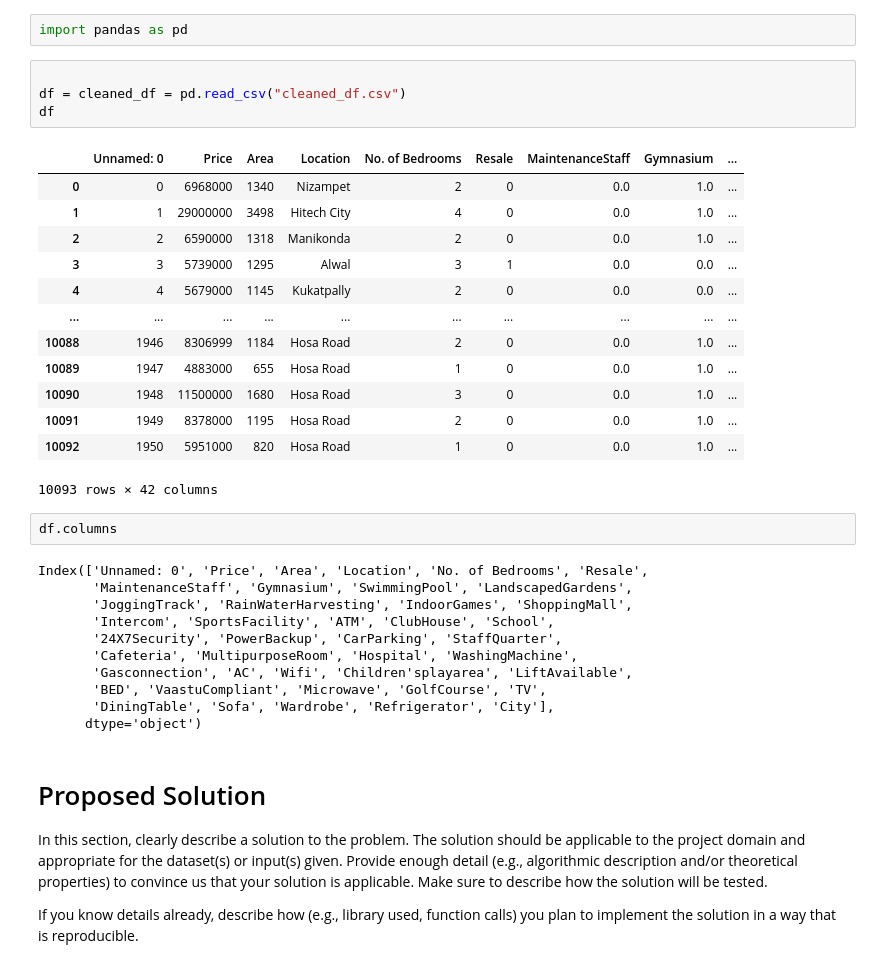
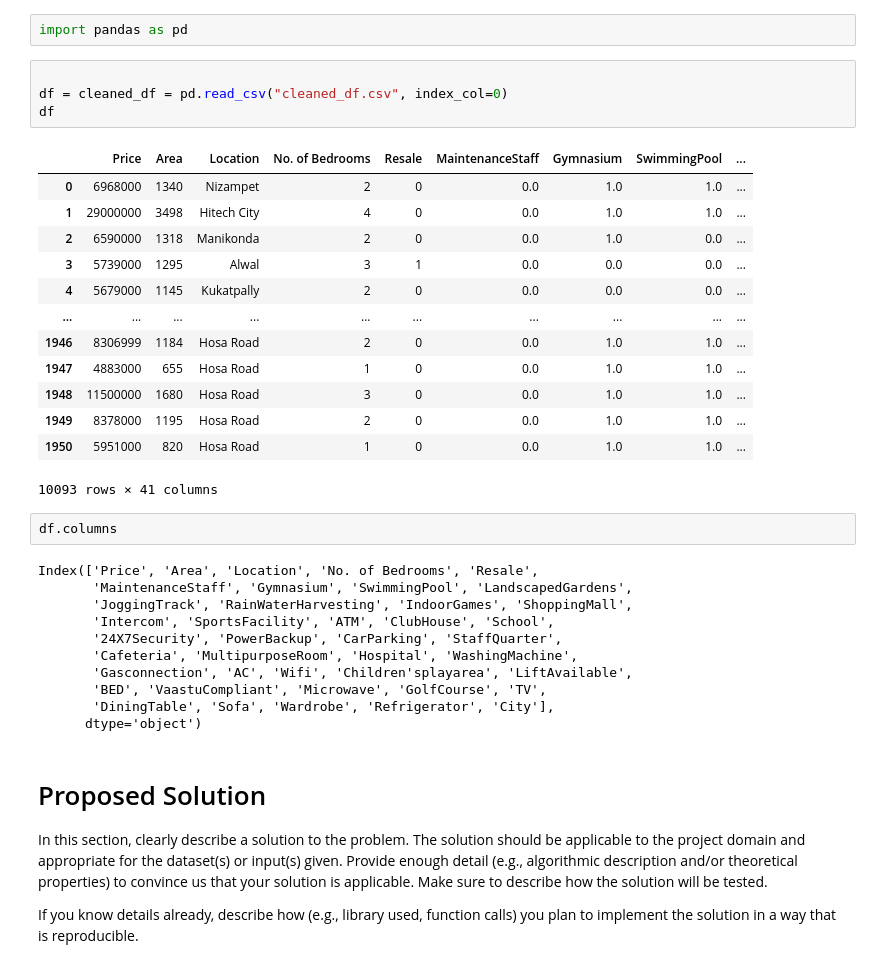
Before and after one commit to COGS118A/Group013-SP23, a Jupyter notebook: FinalProject_Group013-SP23.ipynb, the cells around one changed output. Drawn from its saved outputs; the diff is of its cells as text.

```diff
--- a/FinalProject_Group013-SP23.ipynb
+++ b/FinalProject_Group013-SP23.ipynb
@@ -77,26 +77,26 @@ The results of this cleaning can be found at (INCLUDE DATA CLEANING LINK).
 import pandas as pd
 # %%
 
-df = cleaned_df = pd.read_csv("cleaned_df.csv")
+df = cleaned_df = pd.read_csv("cleaned_df.csv", index_col=0)
 df
 # %% [output]
-|  | Unnamed: 0 | Price | Area | Location | No. of Bedrooms | Resale | MaintenanceStaff | Gymnasium | ... |
-| 0 | 0 | 6968000 | 1340 | Nizampet | 2 | 0 | 0.0 | 1.0 | ... |
-| 1 | 1 | 29000000 | 3498 | Hitech City | 4 | 0 | 0.0 | 1.0 | ... |
-| 2 | 2 | 6590000 | 1318 | Manikonda | 2 | 0 | 0.0 | 1.0 | ... |
-| 3 | 3 | 5739000 | 1295 | Alwal | 3 | 1 | 0.0 | 0.0 | ... |
-| 4 | 4 | 5679000 | 1145 | Kukatpally | 2 | 0 | 0.0 | 0.0 | ... |
+|  | Price | Area | Location | No. of Bedrooms | Resale | MaintenanceStaff | Gymnasium | SwimmingPool | ... |
+| 0 | 6968000 | 1340 | Nizampet | 2 | 0 | 0.0 | 1.0 | 1.0 | ... |
+| 1 | 29000000 | 3498 | Hitech City | 4 | 0 | 0.0 | 1.0 | 1.0 | ... |
+| 2 | 6590000 | 1318 | Manikonda | 2 | 0 | 0.0 | 1.0 | 0.0 | ... |
+| 3 | 5739000 | 1295 | Alwal | 3 | 1 | 0.0 | 0.0 | 0.0 | ... |
+| 4 | 5679000 | 1145 | Kukatpally | 2 | 0 | 0.0 | 0.0 | 0.0 | ... |
 | ... | ... | ... | ... | ... | ... | ... | ... | ... | ... |
-| 10088 | 1946 | 8306999 | 1184 | Hosa Road | 2 | 0 | 0.0 | 1.0 | ... |
-| 10089 | 1947 | 4883000 | 655 | Hosa Road | 1 | 0 | 0.0 | 1.0 | ... |
-| 10090 | 1948 | 11500000 | 1680 | Hosa Road | 3 | 0 | 0.0 | 1.0 | ... |
-| 10091 | 1949 | 8378000 | 1195 | Hosa Road | 2 | 0 | 0.0 | 1.0 | ... |
-| 10092 | 1950 | 5951000 | 820 | Hosa Road | 1 | 0 | 0.0 | 1.0 | ... |
+| 1946 | 8306999 | 1184 | Hosa Road | 2 | 0 | 0.0 | 1.0 | 1.0 | ... |
+| 1947 | 4883000 | 655 | Hosa Road | 1 | 0 | 0.0 | 1.0 | 1.0 | ... |
+| 1948 | 11500000 | 1680 | Hosa Road | 3 | 0 | 0.0 | 1.0 | 1.0 | ... |
+| 1949 | 8378000 | 1195 | Hosa Road | 2 | 0 | 0.0 | 1.0 | 1.0 | ... |
+| 1950 | 5951000 | 820 | Hosa Road | 1 | 0 | 0.0 | 1.0 | 1.0 | ... |
-10093 rows × 42 columns
+10093 rows × 41 columns
 # %%
 df.columns
 # %% [output]
-Index(['Unnamed: 0', 'Price', 'Area', 'Location', 'No. of Bedrooms', 'Resale',
+Index(['Price', 'Area', 'Location', 'No. of Bedrooms', 'Resale',
        'MaintenanceStaff', 'Gymnasium', 'SwimmingPool', 'LandscapedGardens',
        'JoggingTrack', 'RainWaterHarvesting', 'IndoorGames', 'ShoppingMall',
        'Intercom', 'SportsFacility', 'ATM', 'ClubHouse', 'School',
```
Also changed, not shown: parts of 15 cells of this notebook, 1 other file.
